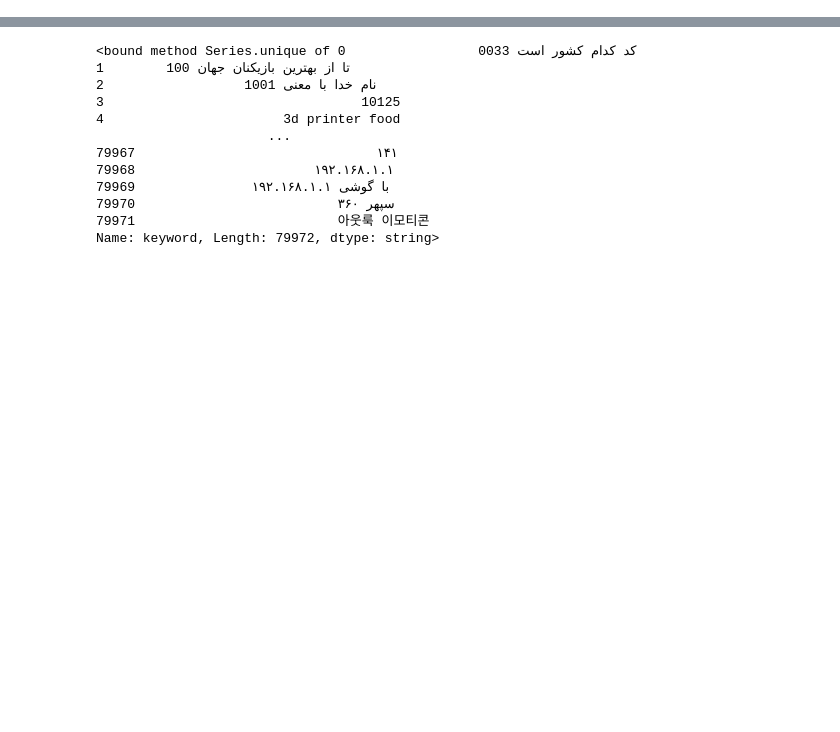
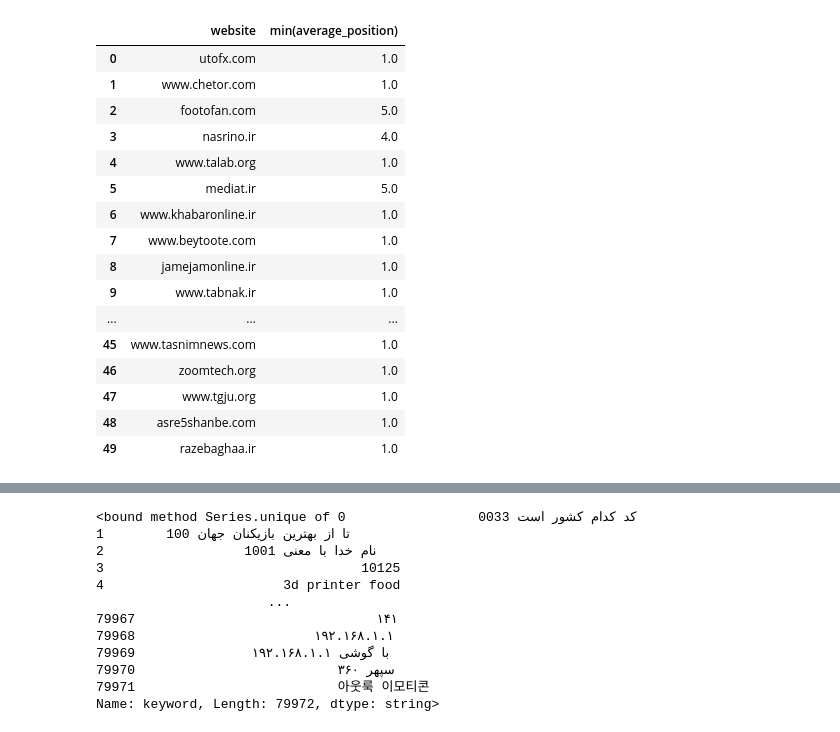
Before and after one commit to khoda81/seo-embeddings, a Jupyter notebook: Database.ipynb, the cells around one changed output, grey strips where cells are left out. Saved outputs shown, nothing was run; the diff lists cells and outputs as text; code cells hidden in the pictures; blank space fills up the shorter version.

```diff
--- a/Database.ipynb
+++ b/Database.ipynb
@@ -40,0 +81,22 @@ plt.show()
+# %%
+query = "SELECT website, min(average_position) FROM ahrefs.keywords group by website"
+df = ch_client.query_df(query)
+df
+# %% [output]
+|  | website | min(average_position) |
+| 0 | utofx.com | 1.0 |
+| 1 | www.chetor.com | 1.0 |
+| 2 | footofan.com | 5.0 |
+| 3 | nasrino.ir | 4.0 |
+| 4 | www.talab.org | 1.0 |
+| 5 | mediat.ir | 5.0 |
+| 6 | www.khabaronline.ir | 1.0 |
+| 7 | www.beytoote.com | 1.0 |
+| 8 | jamejamonline.ir | 1.0 |
+| 9 | www.tabnak.ir | 1.0 |
+| ... | ... | ... |
+| 45 | www.tasnimnews.com | 1.0 |
+| 46 | zoomtech.org | 1.0 |
+| 47 | www.tgju.org | 1.0 |
+| 48 | asre5shanbe.com | 1.0 |
+| 49 | razebaghaa.ir | 1.0 |
```
Also changed, not shown: parts of 8 cells of this notebook, 12 other files.
